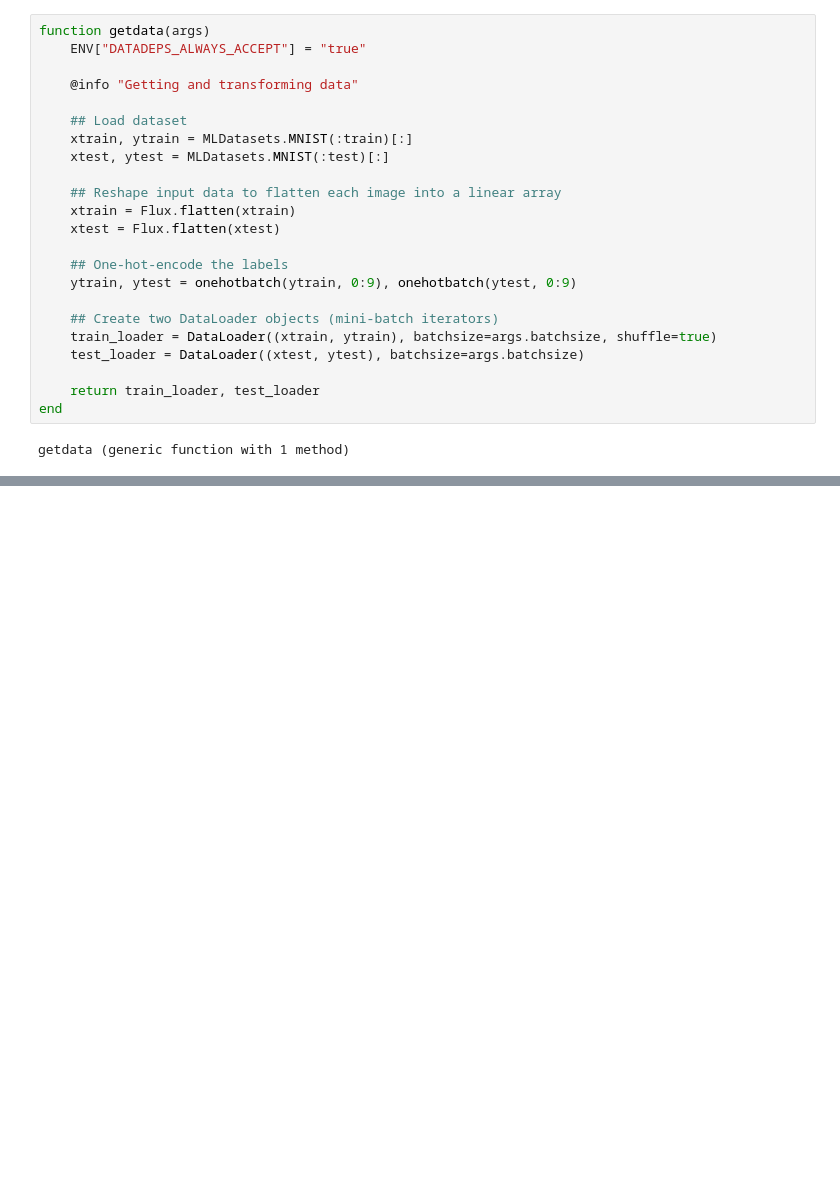
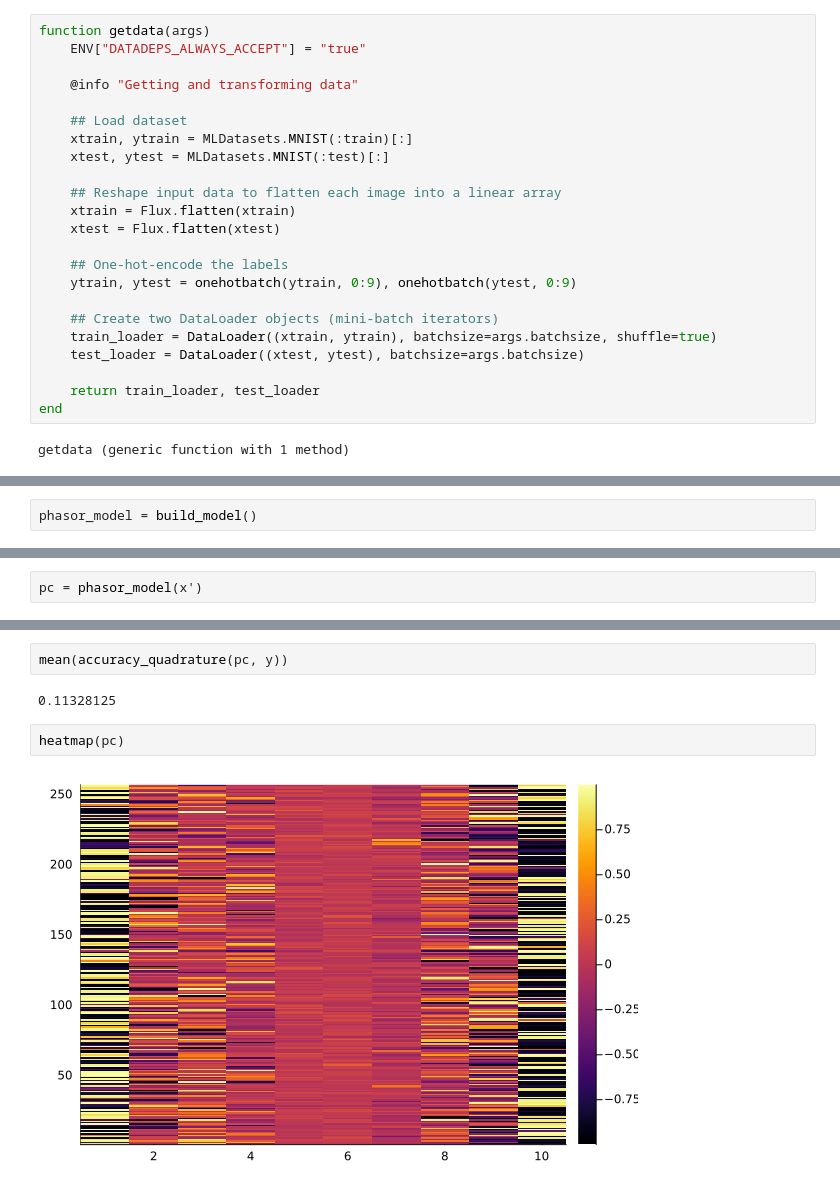
Before and after one commit to wilkieolin/phasor_julia, a Jupyter notebook: net_test.ipynb, the cells around one changed output, grey strips where cells are left out. Cells and saved outputs as stored; diff of their text form; blank space fills up the shorter version.

```diff
--- a/net_test.ipynb
+++ b/net_test.ipynb
@@ -99,0 +173,2 @@ end
+# %%
+phasor_model = build_model()
@@ -99,0 +180,2 @@ end
+# %%
+pc = phasor_model(x')
@@ -99,0 +216,8 @@ end
+# %%
+mean(accuracy_quadrature(pc, y))
+# %% [output]
+0.11328125
+# %%
+heatmap(pc)
+# %% [output]
+[figure, added]
```
Also changed, not shown: parts of 35 cells of this notebook, 2 other files.
